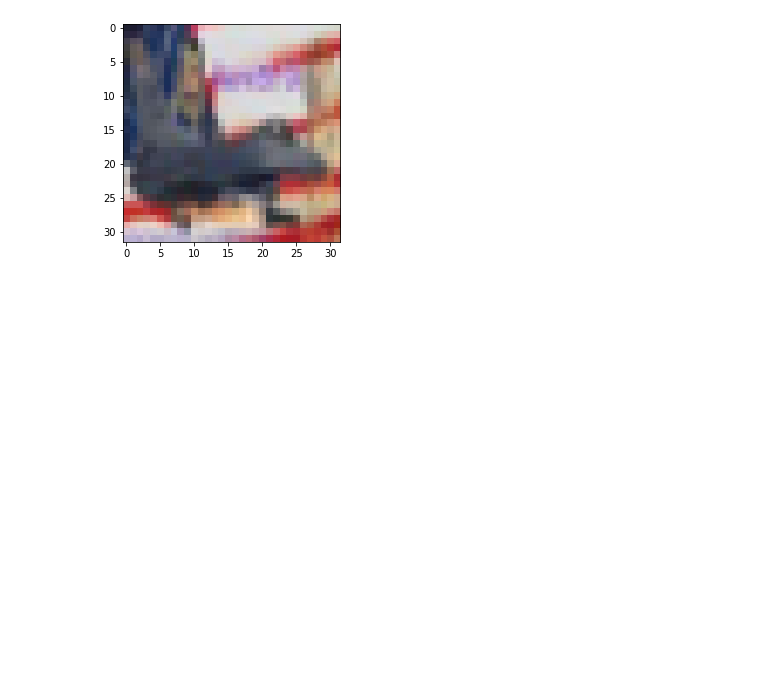
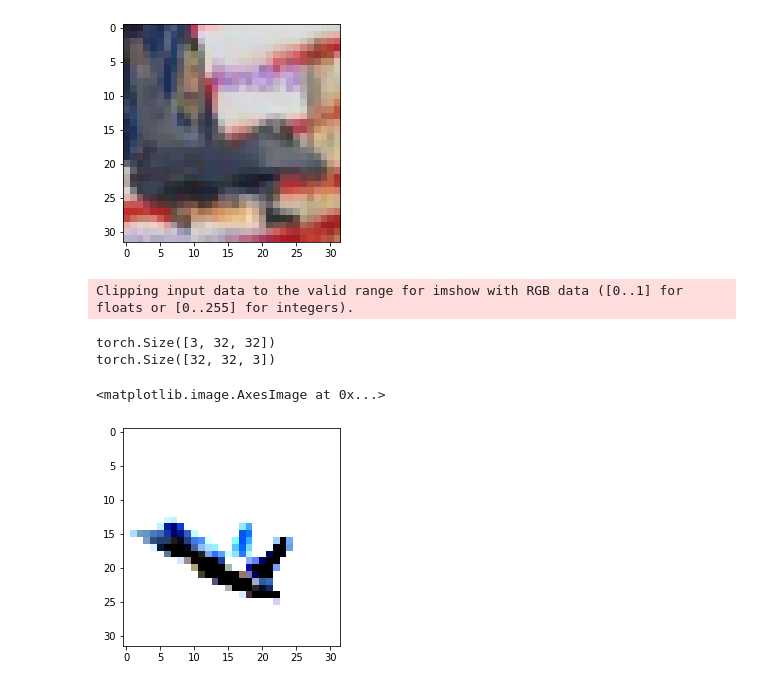
Before and after one commit to neildeo05/ml-notebooks, a Jupyter notebook: resnet.ipynb, the cells around one changed output. Drawn from its saved outputs; the diff is of its cells as text; code cells hidden in the pictures; blank space fills up the shorter version.

```diff
--- a/resnet.ipynb
+++ b/resnet.ipynb
@@ -394,0 +525,24 @@ it was:  False
+# %%
+train_ds = ImageFolder(data_dir+'/train', train_transforms)
+valid_ds = ImageFolder(data_dir+'/test', valid_tfms)
+# %%
+img = train_ds[0][0]
+img2 = dataset[0][0]
+print(img.shape)
+xz = img.permute(1,2,0)
+print(xz.shape)
+xy = img2.permute(1,2,0)
+
+plt.imshow(xz)
+
+# plt.imshow(xy)
+
+#now, the image has been transofrmed, and the rgb layers have been normalized
+
+#hmm that looks very weird now that we have applied the transforms to it eh? we have normalized each layer so thats why the color seems to be off
+# %% [output]
+Clipping input data to the valid range for imshow with RGB data ([0..1] for floats or [0..255] for integers).
+torch.Size([3, 32, 32])
+torch.Size([32, 32, 3])
+<matplotlib.image.AxesImage at 0x...>
+[figure, added]
```
Also changed, not shown: parts of 35 cells of this notebook.
